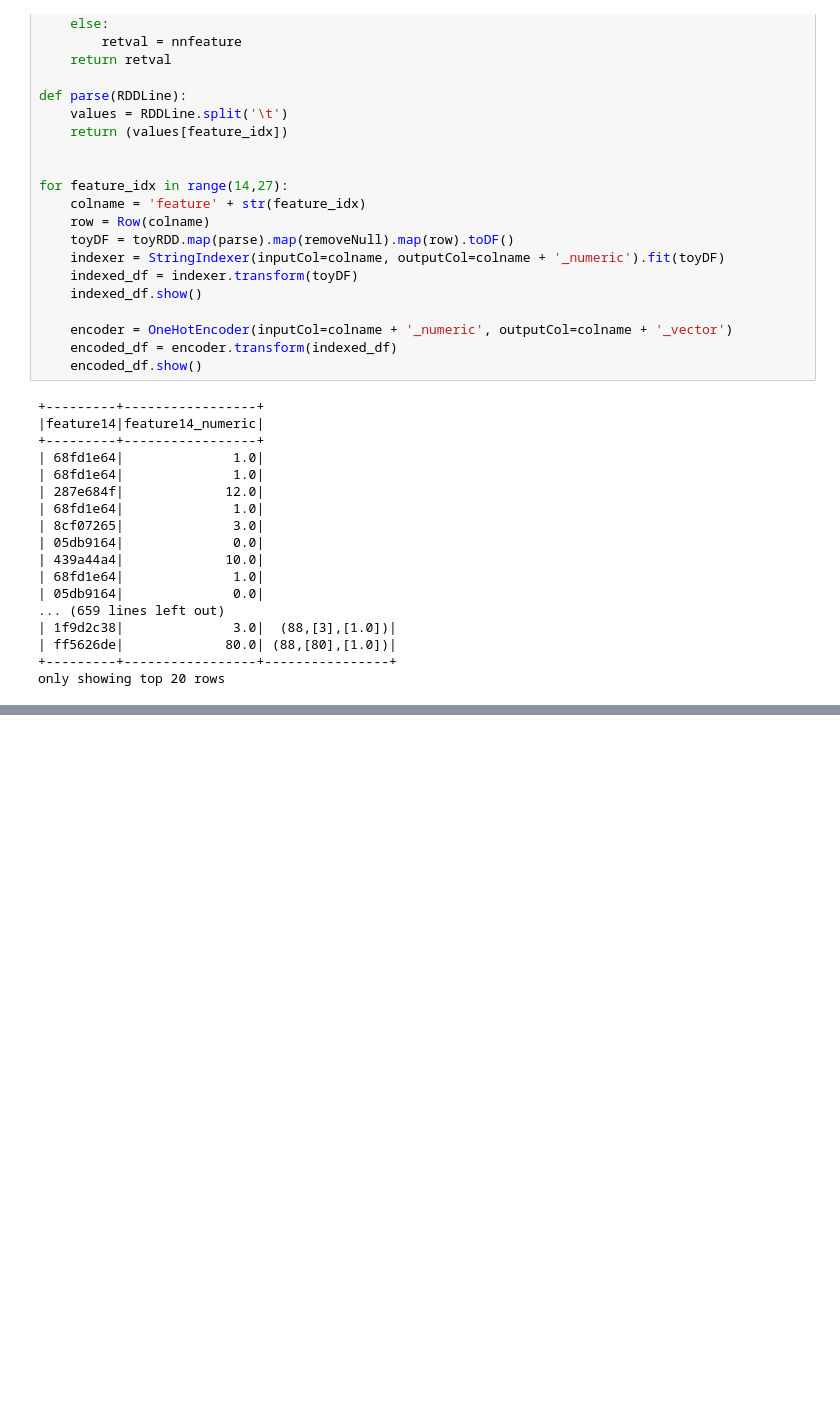
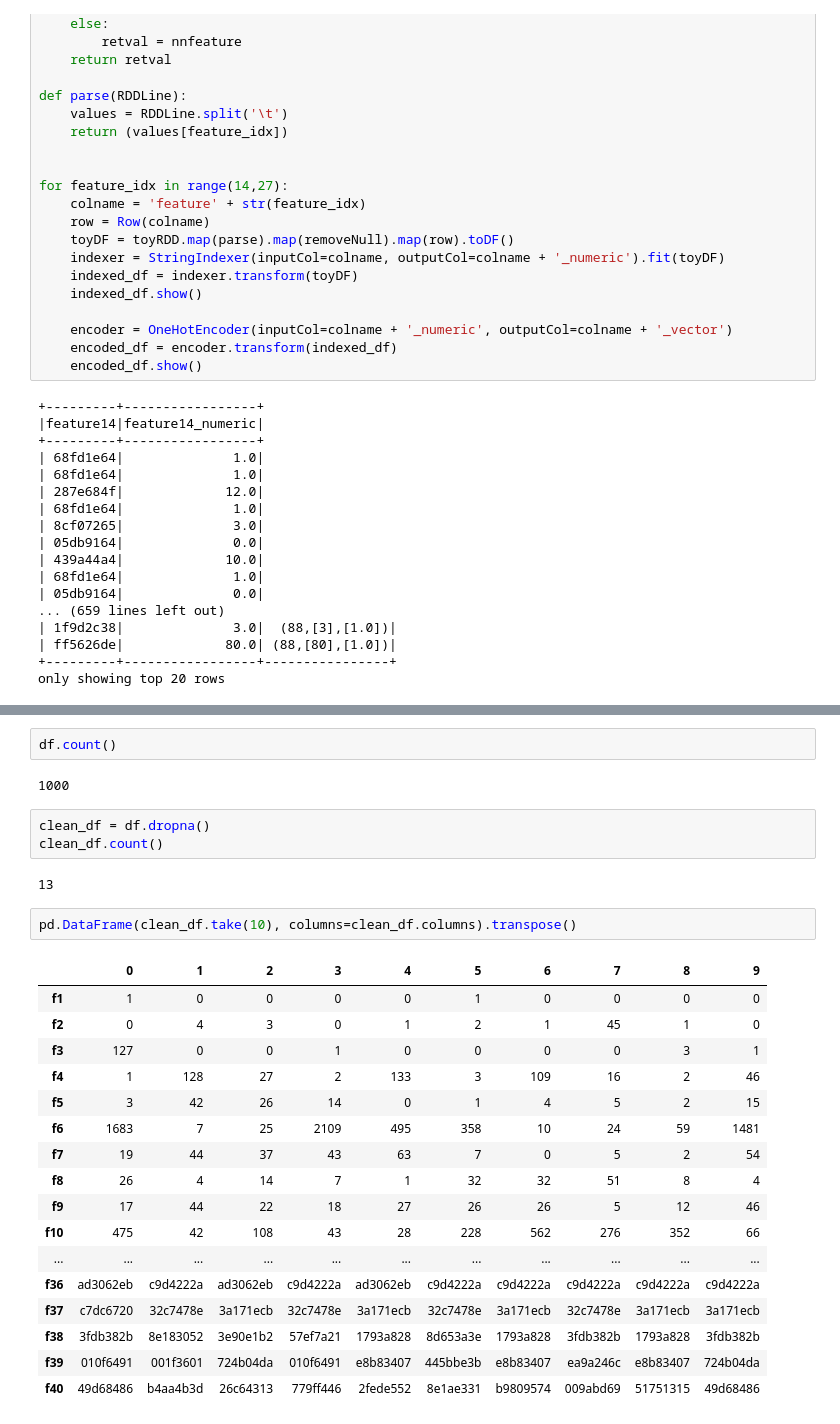
Before and after one commit to taiworaph/Map_Reduce, a Jupyter notebook: SDWorkInProgress.ipynb, the cells around one changed output, grey strips where cells are left out. Drawn from its saved outputs; the diff is of its cells as text; blank space fills up the shorter version.

```diff
--- a/SDWorkInProgress.ipynb
+++ b/SDWorkInProgress.ipynb
@@ -1695,0 +1871,29 @@ only showing top 20 rows
+# %%
+df.count()
+# %% [output]
+1000
+# %%
+clean_df = df.dropna()
+clean_df.count()
+# %% [output]
+13
+# %%
+pd.DataFrame(clean_df.take(10), columns=clean_df.columns).transpose()
+# %% [output]
+|  | 0 | 1 | 2 | 3 | 4 | 5 | 6 | 7 | 8 | 9 |
+| f1 | 1 | 0 | 0 | 0 | 0 | 1 | 0 | 0 | 0 | 0 |
+| f2 | 0 | 4 | 3 | 0 | 1 | 2 | 1 | 45 | 1 | 0 |
+| f3 | 127 | 0 | 0 | 1 | 0 | 0 | 0 | 0 | 3 | 1 |
+| f4 | 1 | 128 | 27 | 2 | 133 | 3 | 109 | 16 | 2 | 46 |
+| f5 | 3 | 42 | 26 | 14 | 0 | 1 | 4 | 5 | 2 | 15 |
+| f6 | 1683 | 7 | 25 | 2109 | 495 | 358 | 10 | 24 | 59 | 1481 |
+| f7 | 19 | 44 | 37 | 43 | 63 | 7 | 0 | 5 | 2 | 54 |
+| f8 | 26 | 4 | 14 | 7 | 1 | 32 | 32 | 51 | 8 | 4 |
+| f9 | 17 | 44 | 22 | 18 | 27 | 26 | 26 | 5 | 12 | 46 |
+| f10 | 475 | 42 | 108 | 43 | 28 | 228 | 562 | 276 | 352 | 66 |
+| ... | ... | ... | ... | ... | ... | ... | ... | ... | ... | ... |
+| f36 | ad3062eb | c9d4222a | ad3062eb | c9d4222a | ad3062eb | c9d4222a | c9d4222a | c9d4222a | c9d4222a | c9d4222a |
+| f37 | c7dc6720 | 32c7478e | 3a171ecb | 32c7478e | 3a171ecb | 32c7478e | 3a171ecb | 32c7478e | 3a171ecb | 3a171ecb |
+| f38 | 3fdb382b | 8e183052 | 3e90e1b2 | 57ef7a21 | 1793a828 | 8d653a3e | 1793a828 | 3fdb382b | 1793a828 | 3fdb382b |
+| f39 | 010f6491 | 001f3601 | 724b04da | 010f6491 | e8b83407 | 445bbe3b | e8b83407 | ea9a246c | e8b83407 | 724b04da |
+| f40 | 49d68486 | b4aa4b3d | 26c64313 | 779ff446 | 2fede552 | 8e1ae331 | b9809574 | 009abd69 | 51751315 | 49d68486 |
```
Also changed, not shown: parts of 20 cells of this notebook.
